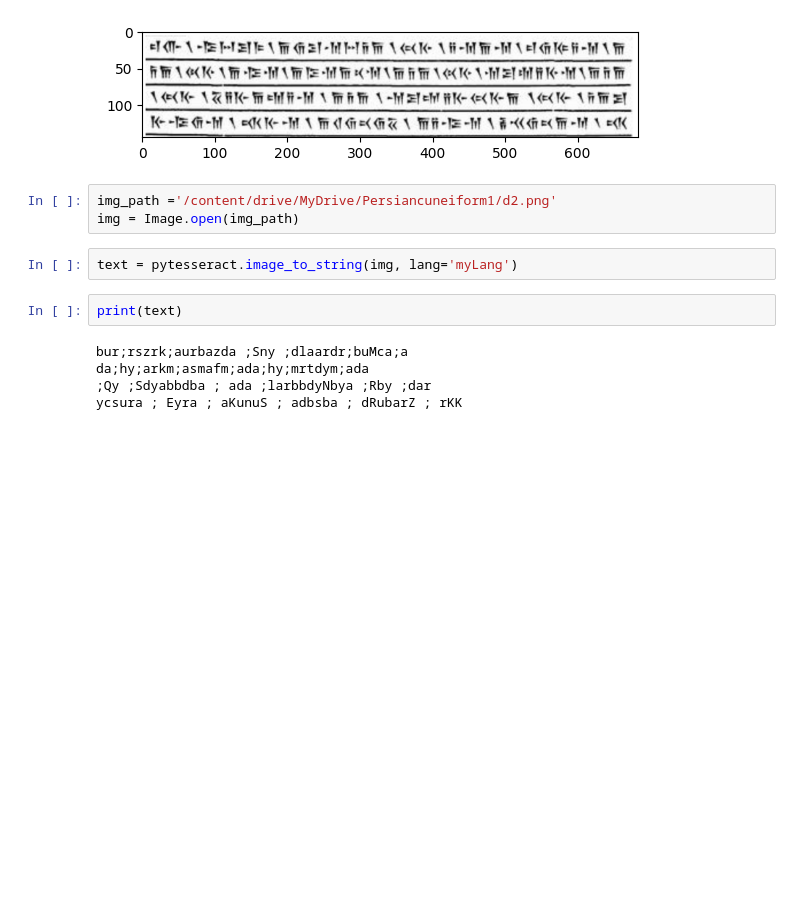
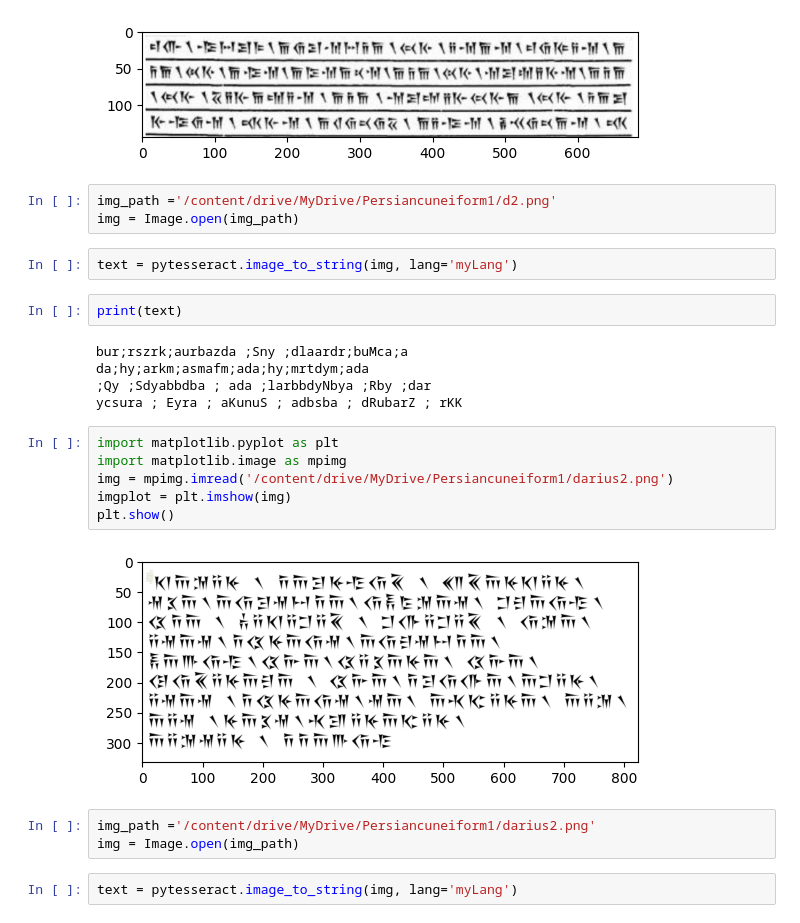
Before and after one commit to Melanee-Melanee/Old-Persian-Cuneiform-OCR, a Jupyter notebook: Tesseract_Old_Persian_OCR.ipynb, the cells around one changed output. Cells and saved outputs as stored; diff of their text form; blank space fills up the shorter version.

```diff
--- a/Tesseract_Old_Persian_OCR.ipynb
+++ b/Tesseract_Old_Persian_OCR.ipynb
@@ -143,3 +143,16 @@ bur;rszrk;aurbazda ;Sny ;dlaardr;buMca;a
 da;hy;arkm;asmafm;ada;hy;mrtdym;ada
 ;Qy ;Sdyabbdba ; ada ;larbbdyNbya ;Rby ;dar
 ycsura ; Eyra ; aKunuS ; adbsba ; dRubarZ ; rKK
+# %%
+import matplotlib.pyplot as plt
+import matplotlib.image as mpimg
+img = mpimg.imread('/content/drive/MyDrive/Persiancuneiform1/darius2.png')
+imgplot = plt.imshow(img)
+plt.show()
+# %% [output]
+[figure, added]
+# %%
+img_path ='/content/drive/MyDrive/Persiancuneiform1/darius2.png'
+img = Image.open(img_path)
+# %%
+text = pytesseract.image_to_string(img, lang='myLang')
```
Also changed, not shown: parts of 2 cells of this notebook.
